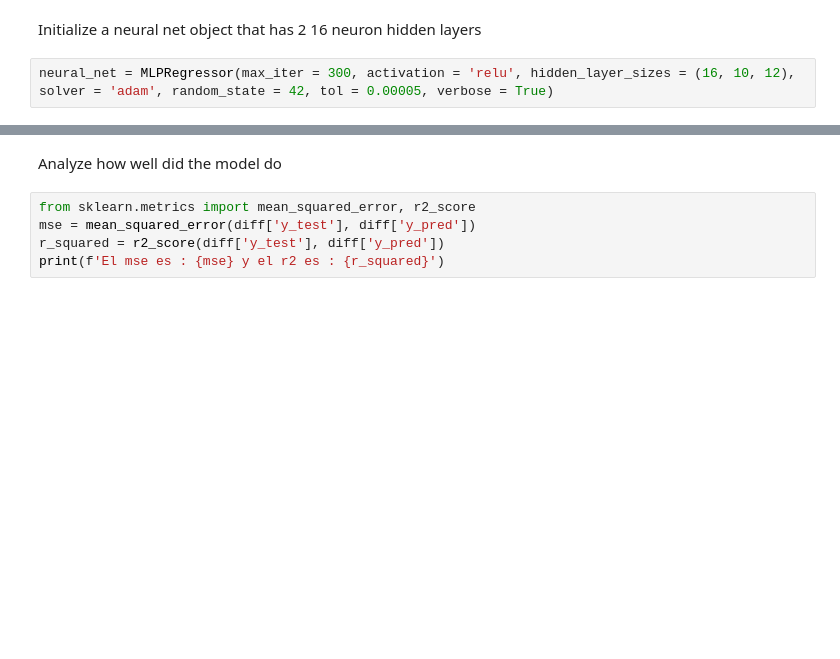
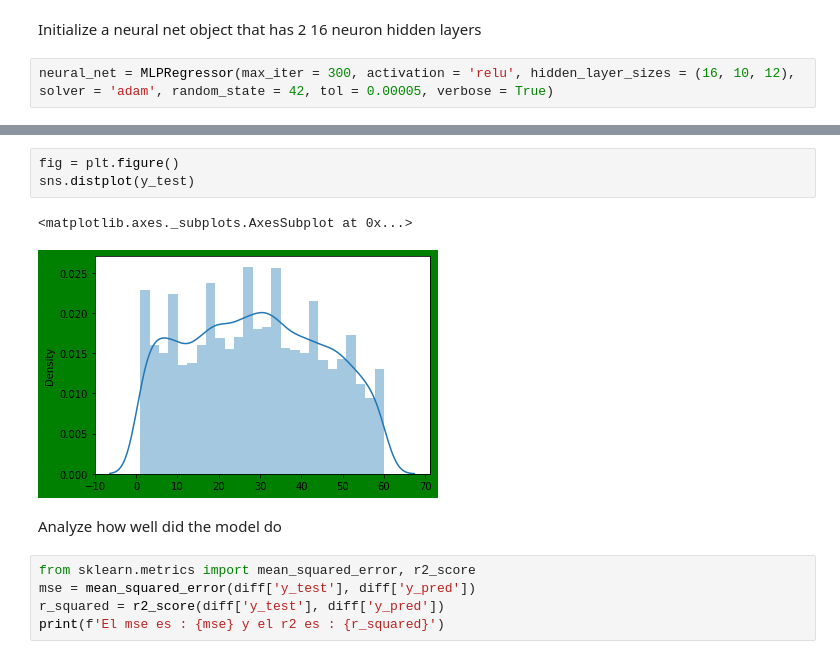
Before and after one commit to Rossana139/CoderHouse-25570-Proyecto-Spotify, a Jupyter notebook: Neural Net/Neural Net.ipynb, the cells around one changed output, grey strips where cells are left out. Drawn from its saved outputs; the diff is of its cells as text; blank space fills up the shorter version.

```diff
--- a/Neural Net/Neural Net.ipynb
+++ b/Neural Net/Neural Net.ipynb
@@ -125,3 +201,9 @@ diff
+# %%
+fig = plt.figure()
+sns.distplot(y_test)
+# %% [output]
+<matplotlib.axes._subplots.AxesSubplot at 0x...>
+[figure, added]
 # %% [markdown]
 Analyze how well did the model do
 # %%
```
Also changed, not shown: parts of 18 cells of this notebook.
